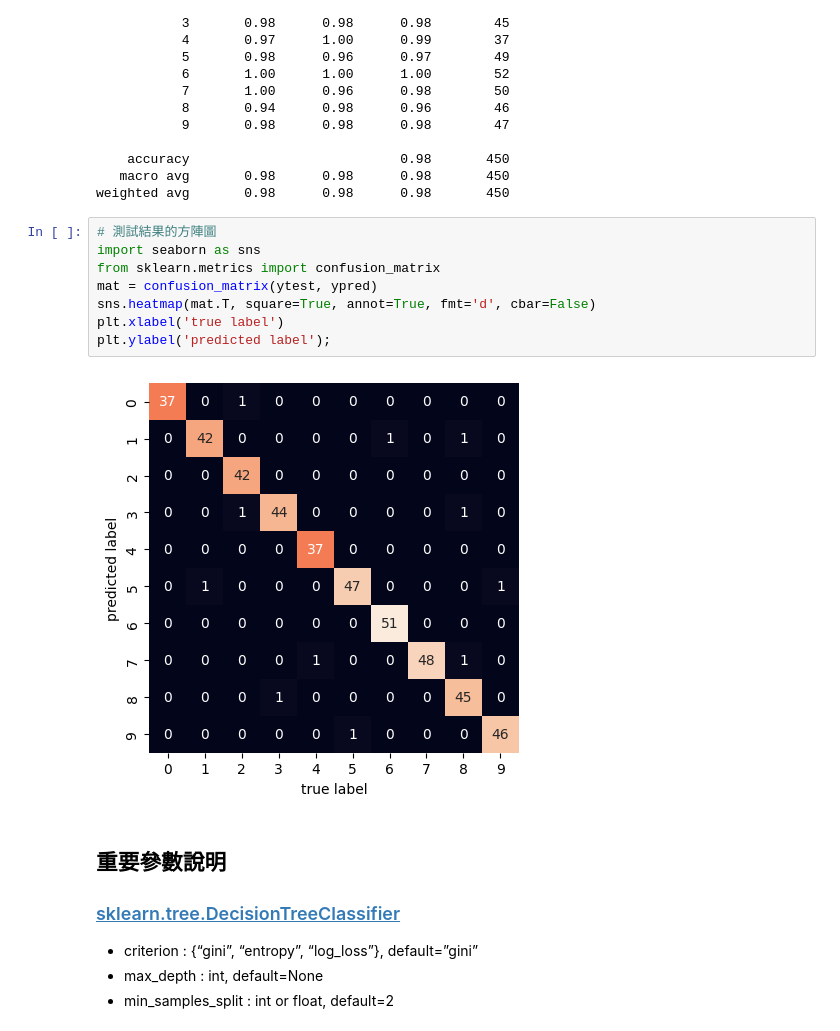
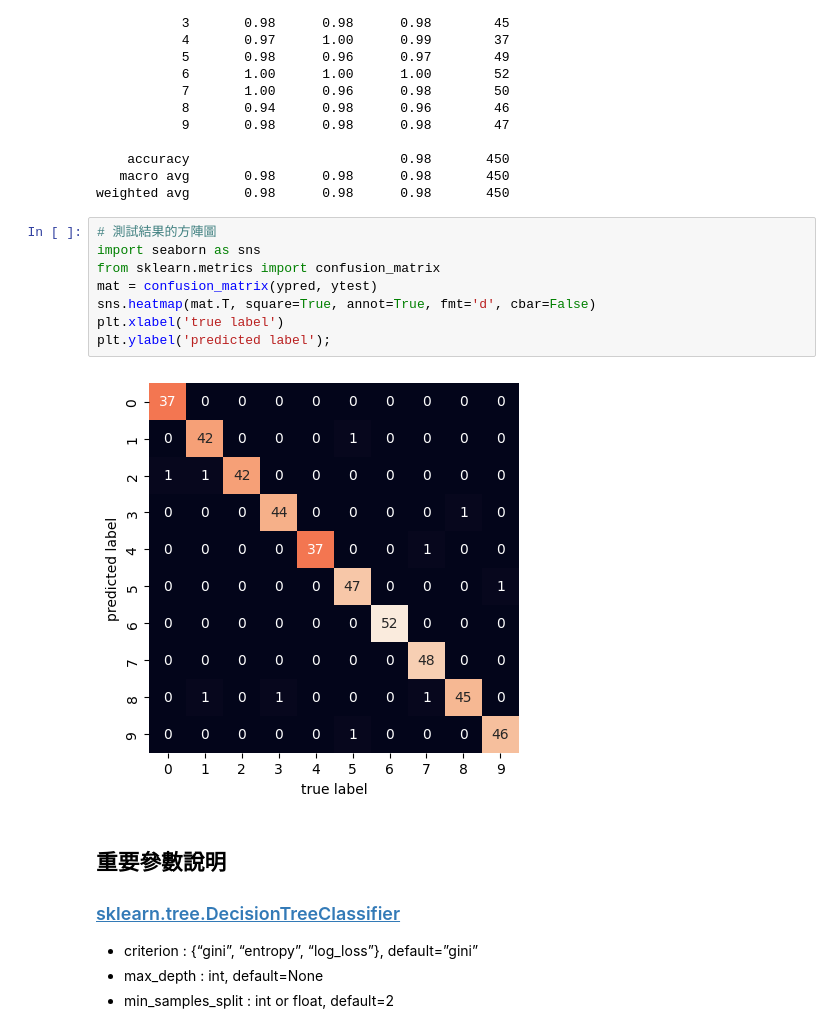
Before and after one commit to Yiting916/ML, a Jupyter notebook: 2-01.決策樹.ipynb, the cells around one changed output. Drawn from its saved outputs; the diff is of its cells as text.

```diff
--- a/2-01.決策樹.ipynb
+++ b/2-01.決策樹.ipynb
@@ -349,13 +349,13 @@ weighted avg       0.98      0.98      0.98       450
 # %%
 # 測試結果的方陣圖
 import seaborn as sns
 from sklearn.metrics import confusion_matrix
-mat = confusion_matrix(ytest, ypred)
+mat = confusion_matrix(ypred, ytest)
 sns.heatmap(mat.T, square=True, annot=True, fmt='d', cbar=False)
 plt.xlabel('true label')
 plt.ylabel('predicted label');
 # %% [output]
-[figure, old version]
+[figure, new version]
 # %% [markdown]
 ## 重要參數說明
 ### [sklearn.tree.DecisionTreeClassifier](https://scikit-learn.org/stable/modules/generated/sklearn.tree.DecisionTreeClassifier.html)
```
